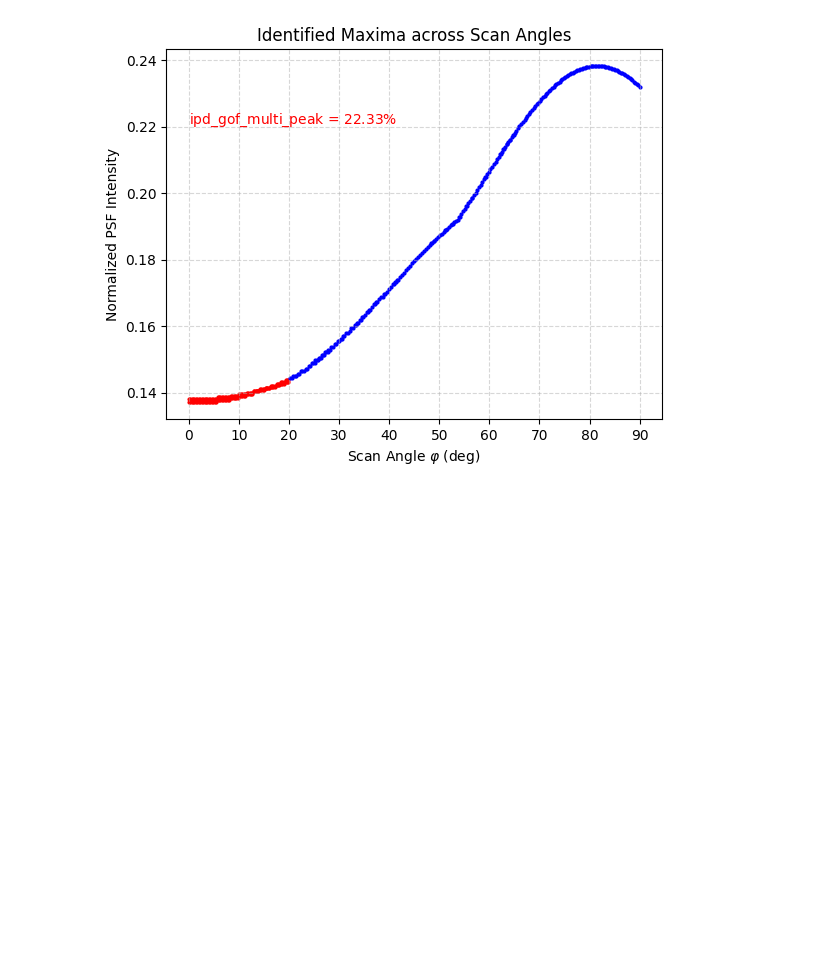
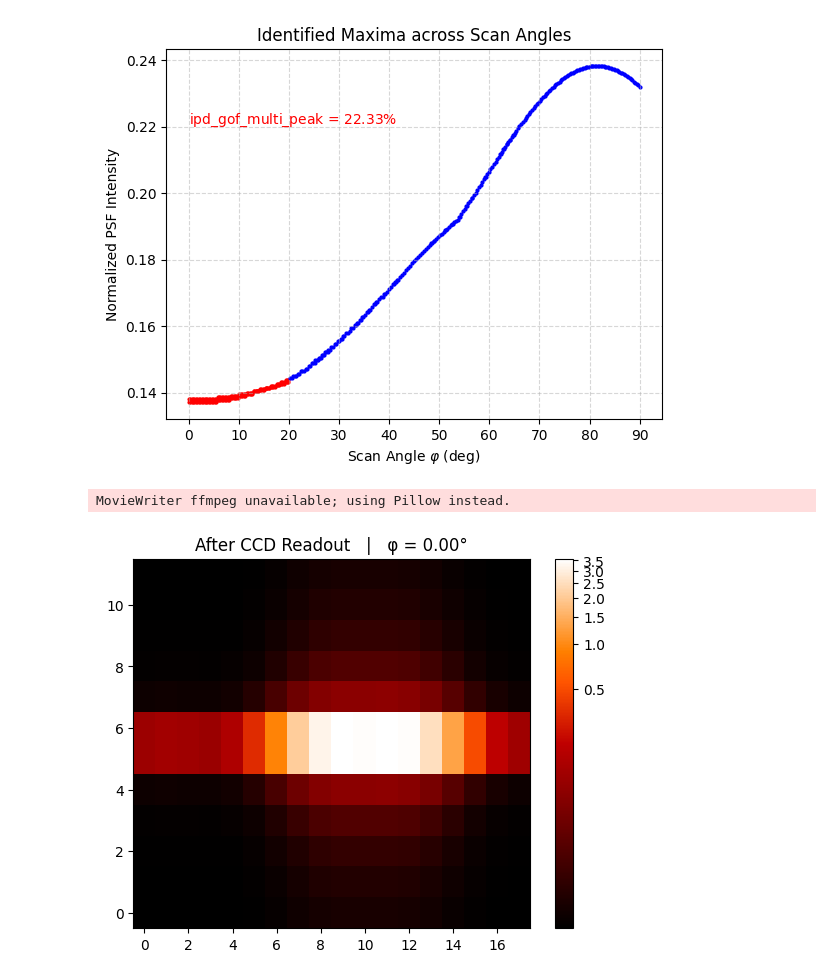
Before and after one commit to pietroferraiuolo/BINCAT, a Jupyter notebook: 03-psf-analysis.ipynb, the cells around one changed output. Cells and saved outputs as stored; diff of their text form; code cells hidden in the pictures; blank space fills up the shorter version.

```diff
--- a/03-psf-analysis.ipynb
+++ b/03-psf-analysis.ipynb
@@ -94,3 +114,42 @@ title('Identified Maxima across Scan Angles')
 # %% [output]
 Text(0.5, 1.0, 'Identified Maxima across Scan Angles')
 [figure]
+# %%
+ordered_cube = sorted(cube, key=lambda x: x.phi)
+
+img_cube = [x.psf_2d for x in ordered_cube]
+hr_cube = [x.psf_hr for x in ordered_cube]
+# %%
+from matplotlib import pyplot as plt
+from matplotlib.animation import FuncAnimation
+from astropy.visualization import LogStretch, ImageNormalize, MinMaxInterval
+
+norm = ImageNormalize(
+    vmin=np.nanmin(img_cube[0]),
+    vmax=np.nanmax(img_cube[0]),
+    stretch=LogStretch(500),
+    interval=MinMaxInterval(),
+)
+
+
+fig, ax = plt.subplots()
+im = ax.imshow(img_cube[0], cmap='gist_heat', origin='lower', aspect='auto', norm=norm)
+fig.colorbar(im, ax=ax)
+
+def update(frame):
+    norm = ImageNormalize(
+        vmin=np.nanmin(img_cube[frame]),
+        vmax=np.nanmax(img_cube[frame]),
+        stretch=LogStretch(250),
+        interval=MinMaxInterval(),
+    )
+    im.set_norm(norm)
+    im.set_data(img_cube[frame])
+    ax.set_title(f'After CCD Readout   |   φ = {ordered_cube[frame].phi:.2f}°')
+    return (im,)
+
+animation = FuncAnimation(fig, update, frames=len(img_cube), interval=200)
+animation.save('psf_animation.gif', fps=15)
+# %% [output]
+MovieWriter ffmpeg unavailable; using Pillow instead.
+[figure, added]
```
Also changed, not shown: parts of 6 cells of this notebook, 7 other files.
